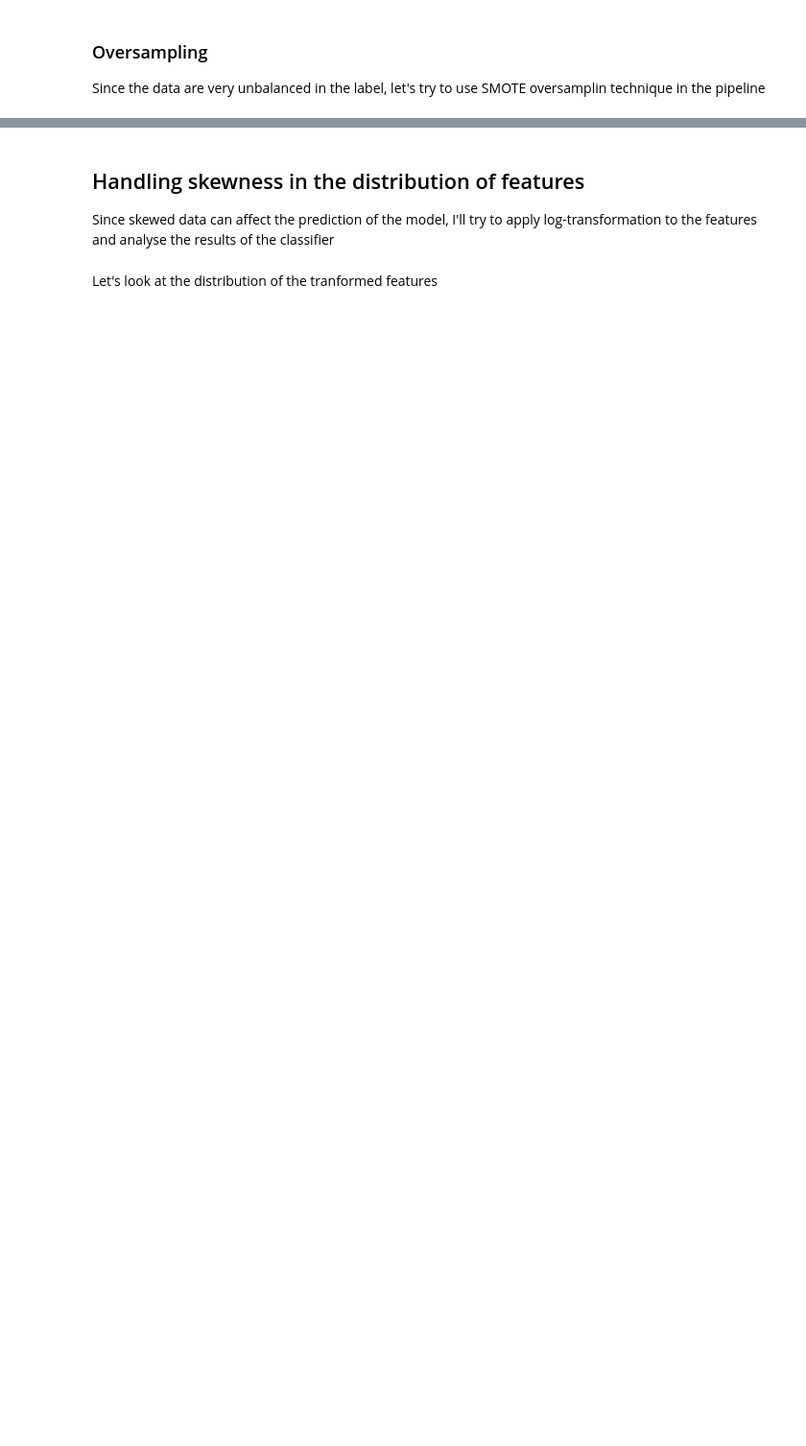
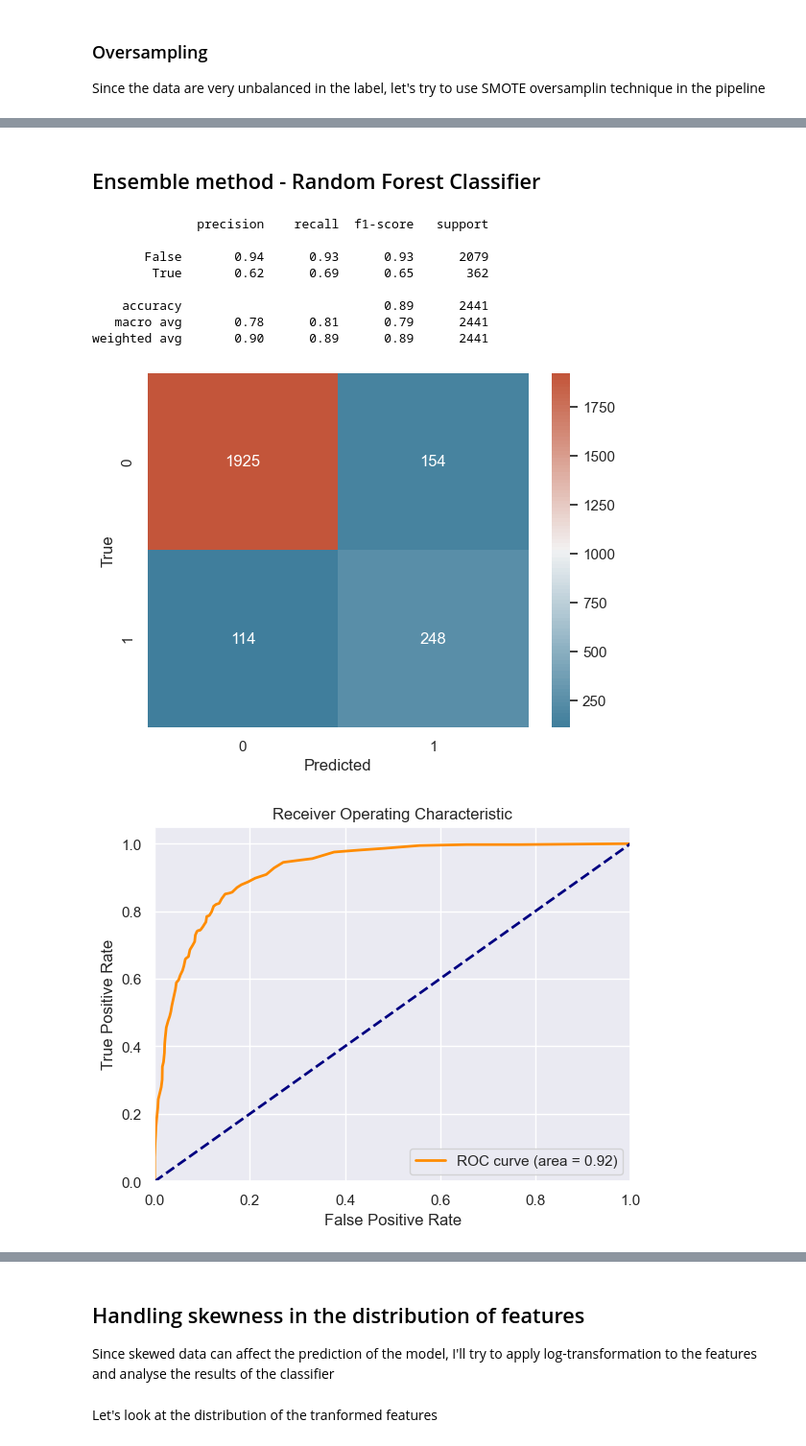
Before and after one commit to alessandroAbati/Online-Shoppers-Purchasing-Intention-Prediction, a Jupyter notebook: main.ipynb, the cells around one changed output, grey strips where cells are left out. Shown at 96% size. Cells and saved outputs as stored; diff of their text form; code cells hidden in the pictures; blank space fills up the shorter version.

```diff
--- a/main.ipynb
+++ b/main.ipynb
@@ -619,0 +614,53 @@ F1 Score: 0.65
+# %% [markdown]
+## Ensemble method - Random Forest Classifier
+# %%
+from sklearn.ensemble import RandomForestClassifier
+from imblearn.pipeline import Pipeline as ImbPipeline
+from imblearn.over_sampling import SMOTE
+
+pipe = ImbPipeline([
+    ('scaler', StandardScaler()),
+    ('smote', SMOTE(random_state=42)),
+    ('classifier', RandomForestClassifier(n_estimators=75, max_depth=10, min_samples_leaf=50, criterion='entropy', random_state=42))
+])
+
+# Fit and predict
+pipe.fit(X_train, y_train)
+y_pred = pipe.predict(X_test)
+
+# Evaluate the model
+conf_matrix = confusion_matrix(y_test, y_pred)
+print(classification_report(y_test, y_pred))
+
+# Plot confusion matrix
+sns.heatmap(conf_matrix, annot=True, fmt="d", cmap=cmap)
+plt.xlabel('Predicted')
+plt.ylabel('True')
+plt.show()
+
+# Calculate ROC Curve and AUC
+fpr, tpr, thresholds = roc_curve(y_test, y_probs)
+roc_auc = auc(fpr, tpr)
+
+# Plot the ROC Curve
+plt.figure()
+plt.plot(fpr, tpr, color='darkorange', lw=2, label='ROC curve (area = %0.2f)' % roc_auc)
+plt.plot([0, 1], [0, 1], color='navy', lw=2, linestyle='--')
+plt.xlim([0.0, 1.0])
+plt.ylim([0.0, 1.05])
+plt.xlabel('False Positive Rate')
+plt.ylabel('True Positive Rate')
+plt.title('Receiver Operating Characteristic')
+plt.legend(loc="lower right")
+plt.show()
+# %% [output]
+              precision    recall  f1-score   support
+
+       False       0.94      0.93      0.93      2079
+        True       0.62      0.69      0.65       362
+
+    accuracy                           0.89      2441
+   macro avg       0.78      0.81      0.79      2441
+weighted avg       0.90      0.89      0.89      2441
+[figure, added]
+[figure, added]
```
Also changed, not shown: parts of 12 cells of this notebook, 2 other files.
